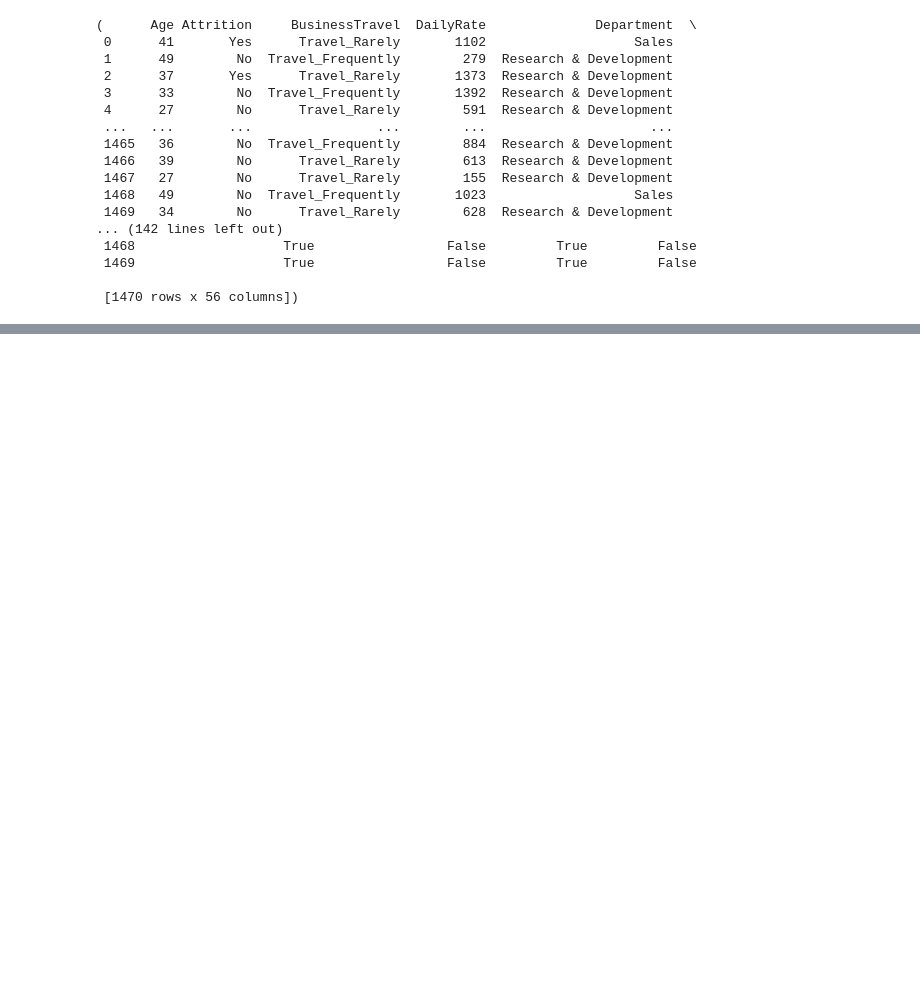
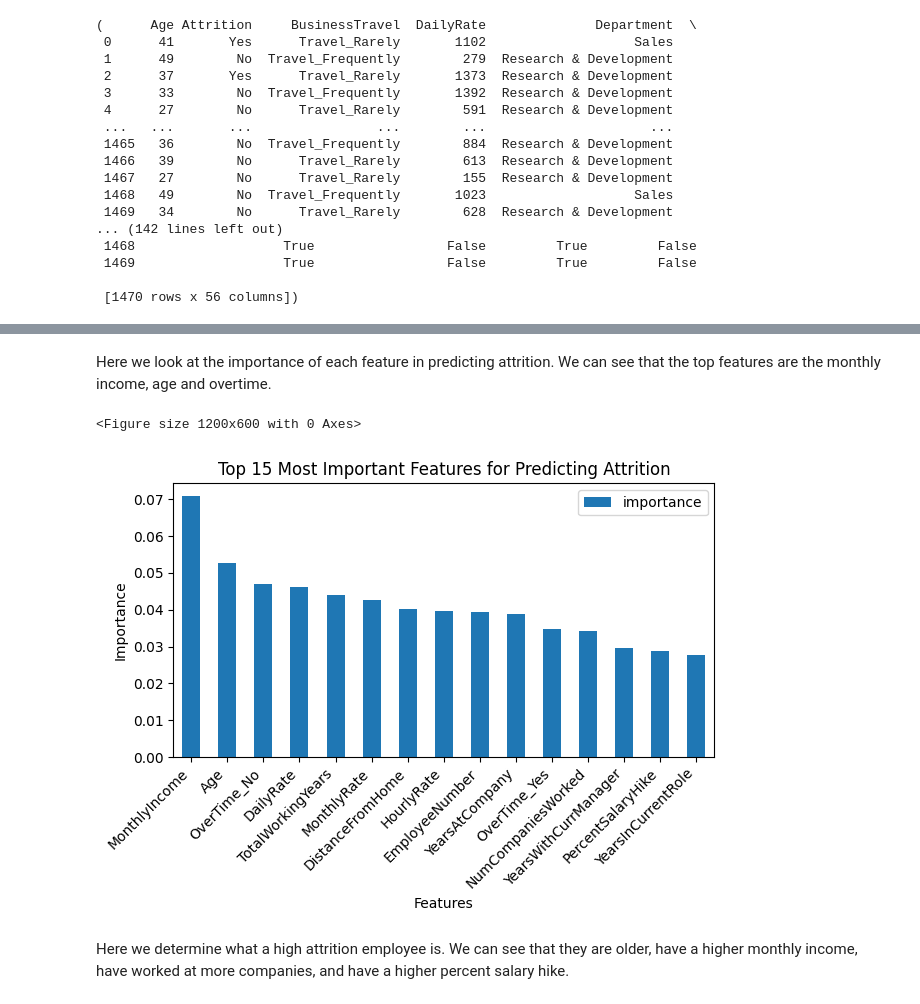
Before and after one commit to ablank74/Capstone-Project, a Jupyter notebook: notebooks/Case Study 1.ipynb, the cells around one changed output, grey strips where cells are left out. Cells and saved outputs as stored; diff of their text form; code cells hidden in the pictures; blank space fills up the shorter version.

```diff
--- a/notebooks/Case Study 1.ipynb
+++ b/notebooks/Case Study 1.ipynb
@@ -920,0 +147,21 @@ Sales                      90  0.51
+# %%
+# Cell 4: Data Preprocessing
+# Convert categorical variables to numeric
+categorical_columns = ['BusinessTravel', 'Department', 'EducationField',
+                      'Gender', 'JobRole', 'MaritalStatus', 'OverTime', 'Over18']
+df_encoded = pd.get_dummies(df, columns=categorical_columns)
+
+# Convert 'Attrition' to numeric
+df_encoded['Attrition'] = (df['Attrition'] == 'Yes').astype(int)
+
+# Split features and target
+X = df_encoded.drop('Attrition', axis=1)
+y = df_encoded['Attrition']
+
+# Split the data
+X_train, X_test, y_train, y_test = train_test_split(X, y, test_size=0.2, random_state=42)
+
+# Scale the features
+scaler = StandardScaler()
+X_train_scaled = scaler.fit_transform(X_train)
+X_test_scaled = scaler.transform(X_test)
@@ -920,0 +192,25 @@ Sales                      90  0.51
+# %% [markdown]
+Here we look at the importance of each feature in predicting attrition.  We can see that the top features are the monthly income, age and overtime.
+# %%
+# Cell 6: Feature Importance Visualization
+# Get feature importance
+feature_importance = pd.DataFrame({
+    'feature': X.columns,
+    'importance': rf_model.feature_importances_
+})
+
+# Plot top 15 most important features
+plt.figure(figsize=(12, 6))
+feature_importance.sort_values('importance', ascending=False).head(15).plot(
+    x='feature', y='importance', kind='bar')
+plt.title('Top 15 Most Important Features for Predicting Attrition')
+plt.xlabel('Features')
+plt.ylabel('Importance')
+plt.xticks(rotation=45, ha='right')
+plt.tight_layout()
+plt.show()
+# %% [output]
+<Figure size 1200x600 with 0 Axes>
+[figure, added]
+# %% [markdown]
+Here we determine what a high attrition employee is.  We can see that they are older, have a higher monthly income, have worked at more companies, and have a higher percent salary hike.
```
Also changed, not shown: parts of 60 cells of this notebook.
